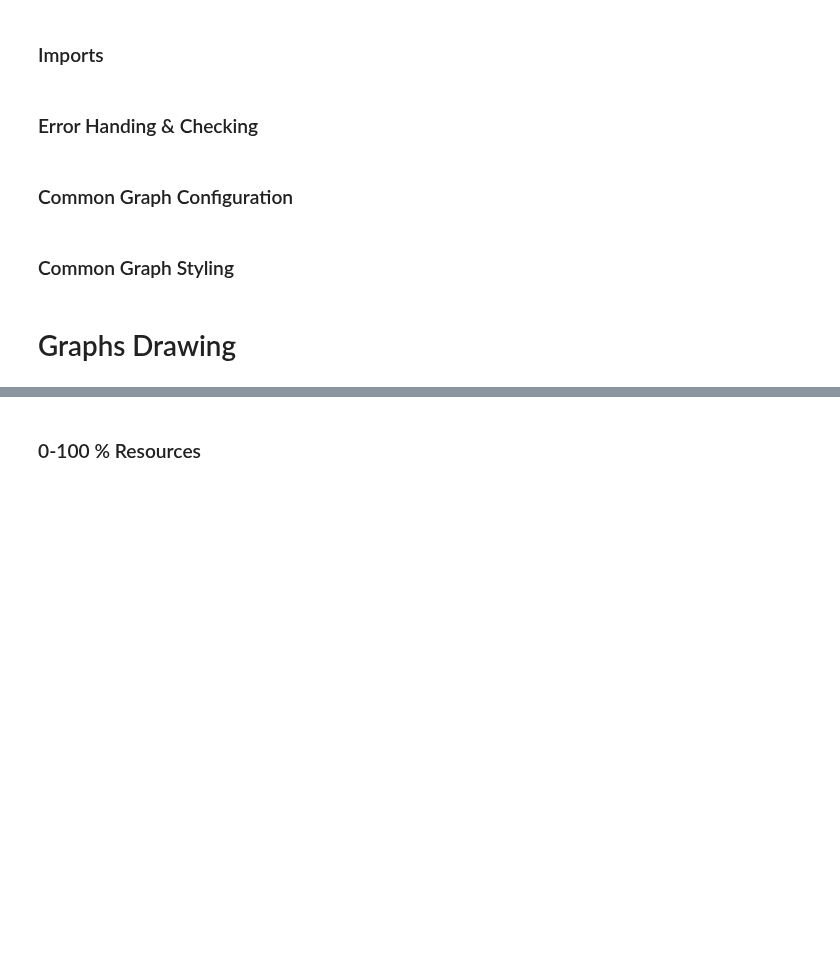
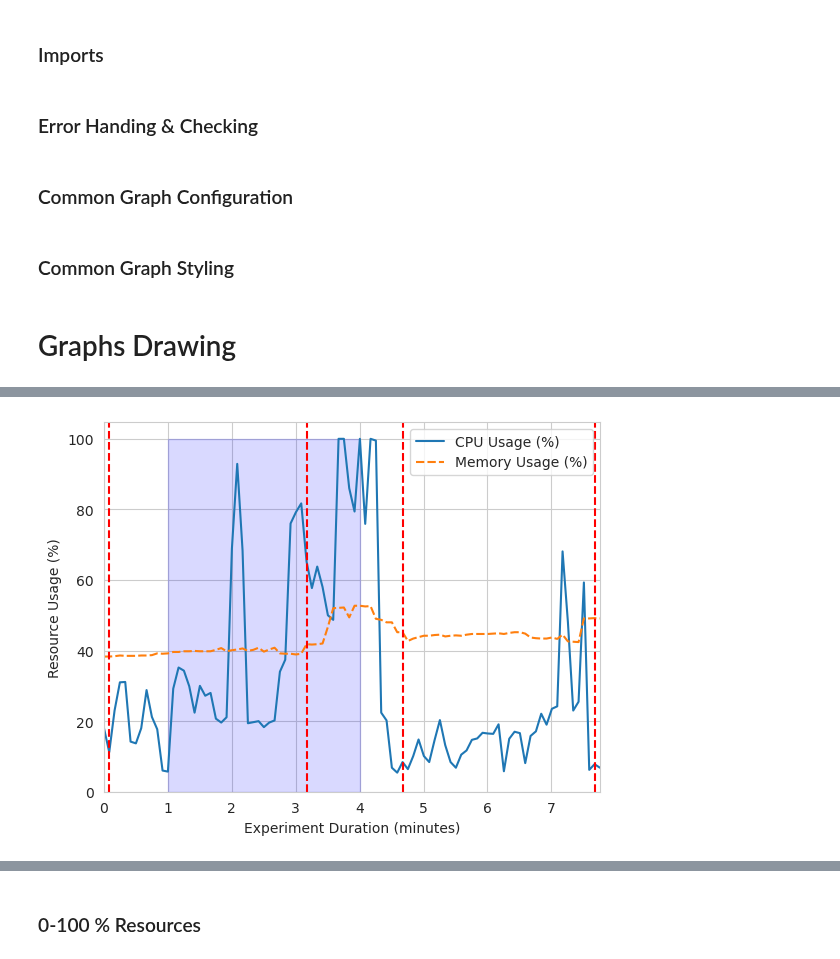
Before and after one commit to oakestra/oakestra-cli, a Jupyter notebook: oak_cli/evaluation/machine/graph.ipynb, the cells around one changed output, grey strips where cells are left out. Cells and saved outputs as stored; diff of their text form; code cells hidden in the pictures; blank space fills up the shorter version.

```diff
--- a/oak_cli/evaluation/machine/graph.ipynb
+++ b/oak_cli/evaluation/machine/graph.ipynb
@@ -40,0 +63,87 @@ sns.set_style("whitegrid")
+# %%
+
+from typing import NamedTuple, List
+from icecream import ic
+from pydantic import BaseModel
+# Create a figure and axis
+fig, ax = plt.subplots()
+
+sns.lineplot(data=df[["CPU Usage (%)", "Memory Usage (%)"]])
+
+plt.xlabel("Experiment Duration " + "(minutes)" if USE_MINUTES else "(seconds)")
+plt.ylabel("Resource Usage (%)")
+
+plt.xlim([0, max(df.index)])
+plt.ylim(0)
+
+
+stage_color_map = {
+    "experiment start": "blue",
+    "FL-Actors Image Build": "red",
+    "FL Training": "green",
+    "Trained-Model Image Build": "orange",
+    "Deploy Trained-Model": "blue",
+}
+
+class Stage_Info(BaseModel):
+    stage_name: str
+    start: float = 0
+    end: float = 0
+
+
+stages: List[Stage_Info] = []
+
+# for index, row in df[df['Stage'] != df['Stage']].iterrows():
+#     test += 1
+test = 0
+last_stage = ""
+ic(last_stage)
+
+colors = ['red', 'blue', "green", "yellow", "grey", "purple", "red", "blue"]
+
+for index, row in df.iterrows():
+    current_stage = row["Stage"]
+
+    if last_stage == "":
+        last_stage = current_stage
+        stages.append(Stage_Info(start=0, stage_name=current_stage))
+
+    if last_stage != current_stage:
+        test += 1
+        last_stage = current_stage
+        #plt.axvline(x=row['Time since experiment start'], color='r', linestyle='--', ymax=100)  # Red dashed line
+        plt.axvline(x=index, color='r', linestyle='--', ymax=100)  # Red dashed line
+        #ic(row['Time since experiment start'])
+        ic(row, index)
+
+        _last_stage = stages[-1]
+        _last_stage.end = float(index)
+        ic(test)
+        next_stage = Stage_Info(start=index, stage_name=current_stage)
+        stages.append(next_stage)
+
+ic(test)
+# for index, row in df['Stage'].iterrows():
+#     plt.axvline(x=row['Time since experiment start'], color='r', linestyle='--')  # Red dashed line
+
+
+
+#ic(df["Stage"].unique())
+#plt.axvline(x=190.1971788406372 / 60, color='r', linestyle='--', ymax=100)  # Red dashed line
+#plt.axvline(x=1.0, color='r', linestyle='--', ymax=100)  # Red dashed line
+
+#plt.fill_between(range(1,4), range(0,100), color="blue", alpha=0.3)
+#plt.fill_between(range(1,4), range(0,100), color="blue", alpha=0.3)
+#plt.fill_between(range(1,4), 100, color="blue", alpha=0.15)
+#plt.fill_between((1,4), 100, color="blue", alpha=0.15)
+stages[-1].end = max(df.index)
+for stage in stages:
+    plt.fill_between((stage.start,stage.end), 100, color=stage_color_map[stage.stage_name], alpha=0.15)
+
+ic(stages)
+
+plt.xlim([0, max(df.index)])
+plt.ylim(0)
+
+plt.show()
+# %% [output]
@@ -40,0 +167 @@ sns.set_style("whitegrid")
+[figure, added]
```
Also changed, not shown: parts of 13 cells of this notebook, 6 other files.
